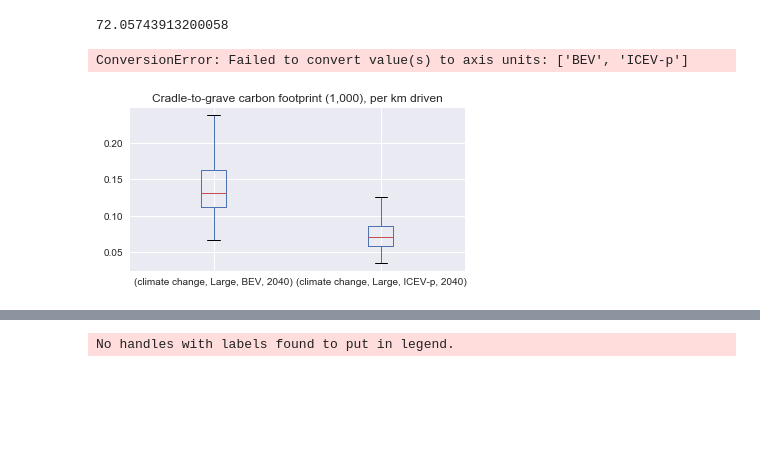
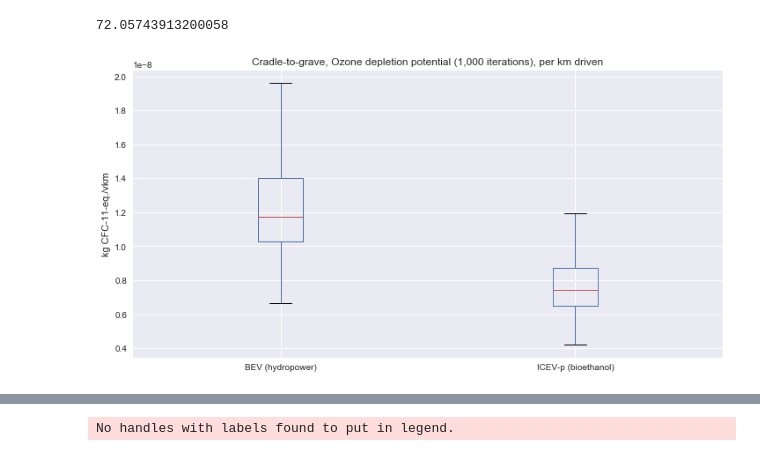
Before and after one commit to romainsacchi/carculator, a Jupyter notebook: examples/Examples.ipynb, the cells around one changed output, grey strips where cells are left out. Saved outputs shown, nothing was run; the diff lists cells and outputs as text; code cells hidden in the pictures; blank space fills up the shorter version.

```diff
--- a/examples/Examples.ipynb
+++ b/examples/Examples.ipynb
@@ -873,16 +873,15 @@ timeit.timeit(MC_analysis, number=1)
 # %%
 import matplotlib.pyplot as plt
 
-data_MC = results.sel(impact_category='climate change').sum(axis=3).to_dataframe('climate change')
+data_MC = results.sel(impact_category='ozone depletion').sum(axis=3).to_dataframe('climate change')
 plt.style.use('seaborn')
-data_MC.unstack(level=[0,1,2]).boxplot(showfliers=False, figsize=(6,3))
-plt.title("Cradle-to-grave carbon footprint (1,000), per km driven")
-plt.xticks([]["BEV", "ICEV-p"])
-plt.ylabel('kg CO2-eq./vkm')
+data_MC.unstack(level=[0,1,2]).boxplot(showfliers=False, figsize=(12,6))
+plt.title("Cradle-to-grave, Ozone depletion potential (1,000 iterations), per km driven")
+plt.xticks([1,2],["BEV (hydropower)", "ICEV-p (bioethanol)"])
+plt.ylabel('kg CFC-11-eq./vkm')
 plt.show()
 # %% [output]
-ConversionError: Failed to convert value(s) to axis units: ['BEV', 'ICEV-p']
-[figure, old version]
+[figure, new version]
 # %%
 
 data = results.sel(impact_category='climate change', size='Large', year=2040).sum(axis=1).values
```
Also changed, not shown: parts of 1 cell of this notebook, 2 other files.
